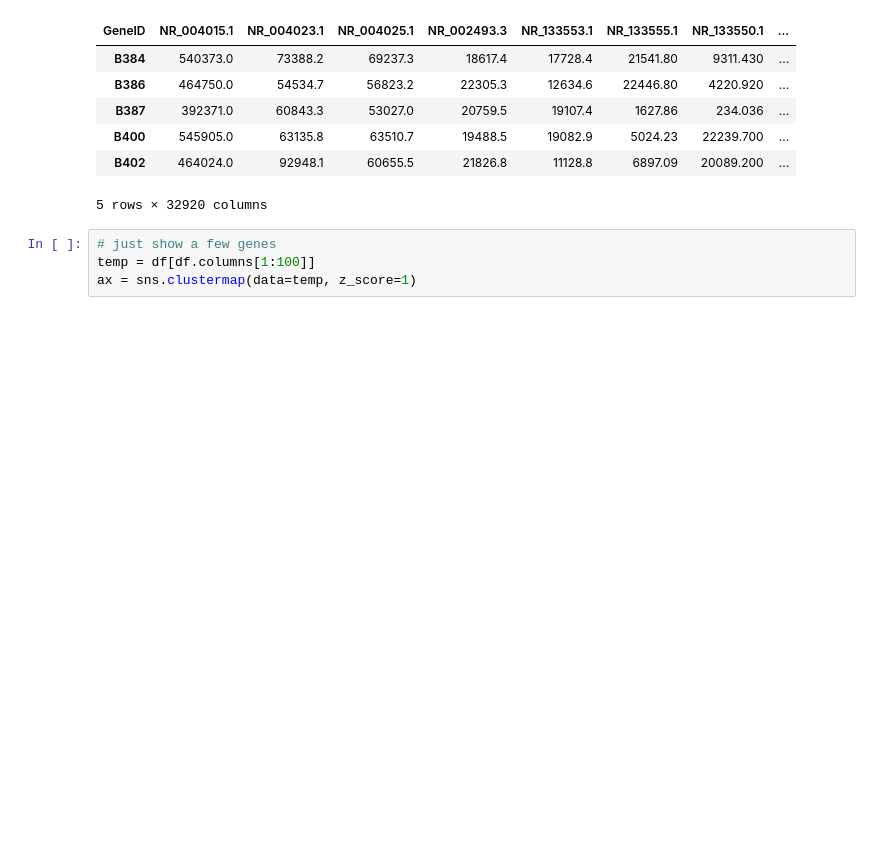
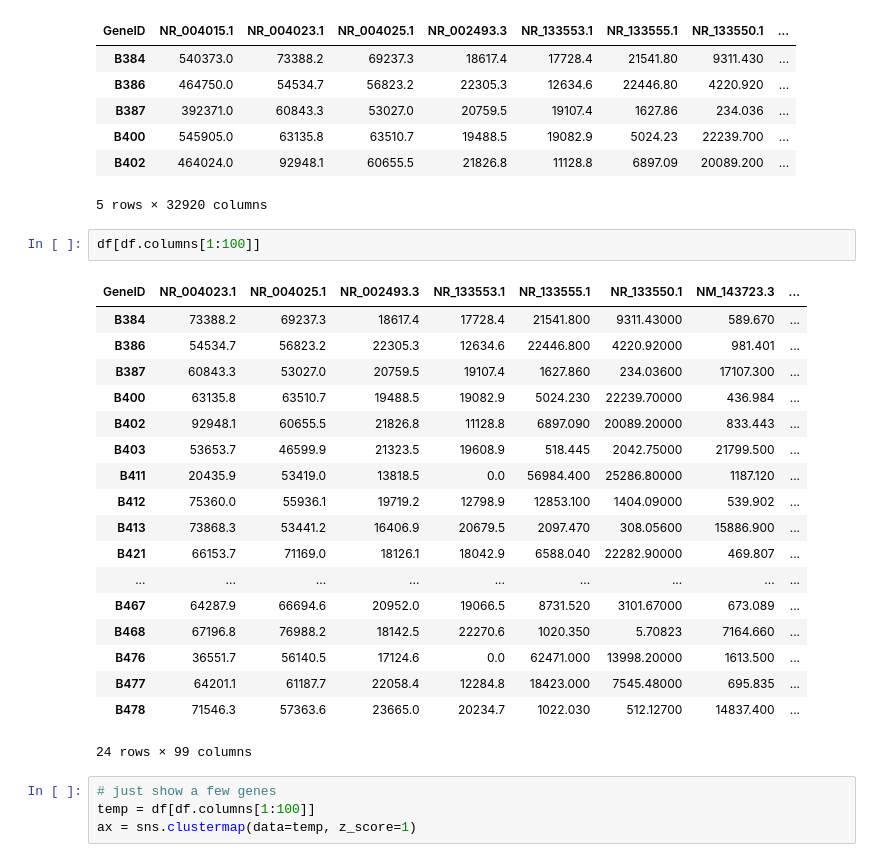
Before and after one commit to mortazavilab/cosmos-cluster6, a Jupyter notebook: python_visualization.ipynb, the cells around one changed output. Drawn from its saved outputs; the diff is of its cells as text; blank space fills up the shorter version.

```diff
--- a/python_visualization.ipynb
+++ b/python_visualization.ipynb
@@ -474,6 +481,27 @@ df.head()
 | B400 | 545905.0 | 63135.8 | 63510.7 | 19488.5 | 19082.9 | 5024.23 | 22239.700 | ... |
 | B402 | 464024.0 | 92948.1 | 60655.5 | 21826.8 | 11128.8 | 6897.09 | 20089.200 | ... |
 5 rows × 32920 columns
+# %%
+df[df.columns[1:100]]
+# %% [output]
+| GeneID | NR_004023.1 | NR_004025.1 | NR_002493.3 | NR_133553.1 | NR_133555.1 | NR_133550.1 | NM_143723.3 | ... |
+| B384 | 73388.2 | 69237.3 | 18617.4 | 17728.4 | 21541.800 | 9311.43000 | 589.670 | ... |
+| B386 | 54534.7 | 56823.2 | 22305.3 | 12634.6 | 22446.800 | 4220.92000 | 981.401 | ... |
+| B387 | 60843.3 | 53027.0 | 20759.5 | 19107.4 | 1627.860 | 234.03600 | 17107.300 | ... |
+| B400 | 63135.8 | 63510.7 | 19488.5 | 19082.9 | 5024.230 | 22239.70000 | 436.984 | ... |
+| B402 | 92948.1 | 60655.5 | 21826.8 | 11128.8 | 6897.090 | 20089.20000 | 833.443 | ... |
+| B403 | 53653.7 | 46599.9 | 21323.5 | 19608.9 | 518.445 | 2042.75000 | 21799.500 | ... |
+| B411 | 20435.9 | 53419.0 | 13818.5 | 0.0 | 56984.400 | 25286.80000 | 1187.120 | ... |
+| B412 | 75360.0 | 55936.1 | 19719.2 | 12798.9 | 12853.100 | 1404.09000 | 539.902 | ... |
+| B413 | 73868.3 | 53441.2 | 16406.9 | 20679.5 | 2097.470 | 308.05600 | 15886.900 | ... |
+| B421 | 66153.7 | 71169.0 | 18126.1 | 18042.9 | 6588.040 | 22282.90000 | 469.807 | ... |
+| ... | ... | ... | ... | ... | ... | ... | ... | ... |
+| B467 | 64287.9 | 66694.6 | 20952.0 | 19066.5 | 8731.520 | 3101.67000 | 673.089 | ... |
+| B468 | 67196.8 | 76988.2 | 18142.5 | 22270.6 | 1020.350 | 5.70823 | 7164.660 | ... |
+| B476 | 36551.7 | 56140.5 | 17124.6 | 0.0 | 62471.000 | 13998.20000 | 1613.500 | ... |
+| B477 | 64201.1 | 61187.7 | 22058.4 | 12284.8 | 18423.000 | 7545.48000 | 695.835 | ... |
+| B478 | 71546.3 | 57363.6 | 23665.0 | 20234.7 | 1022.030 | 512.12700 | 14837.400 | ... |
+24 rows × 99 columns
 # %%
 # just show a few genes
 temp = df[df.columns[1:100]]
```
Also changed, not shown: parts of 1 cell of this notebook, 1 other file.
